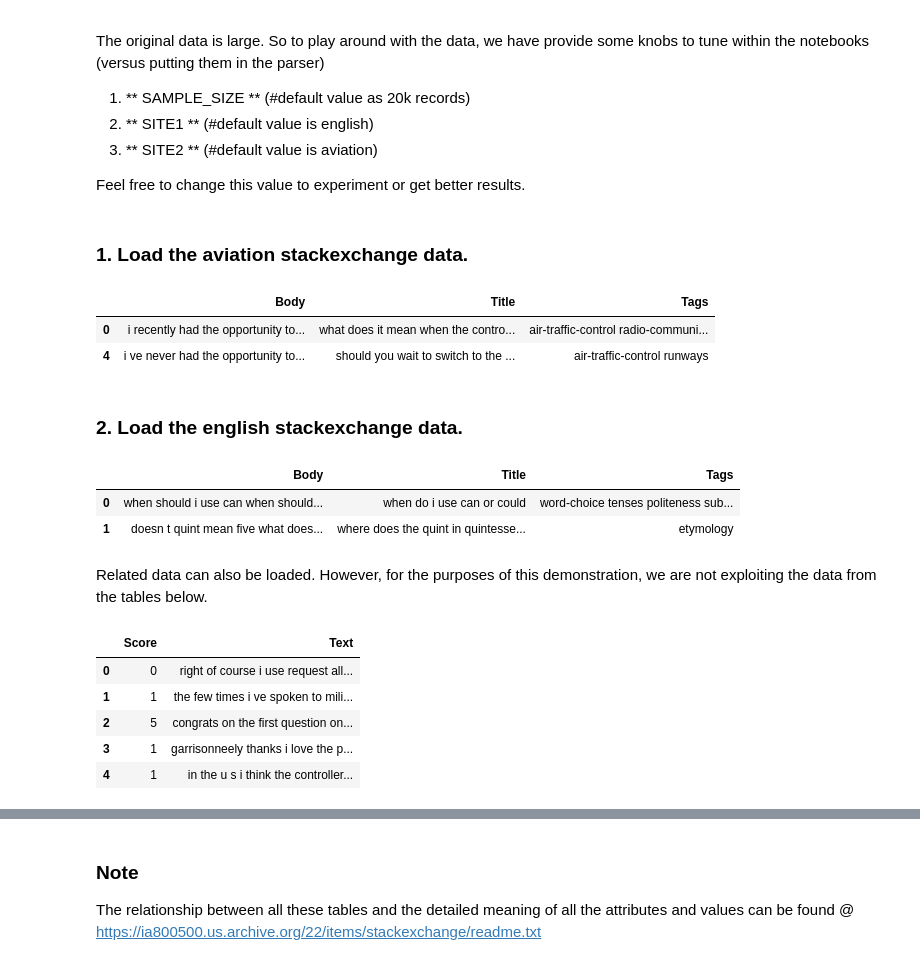
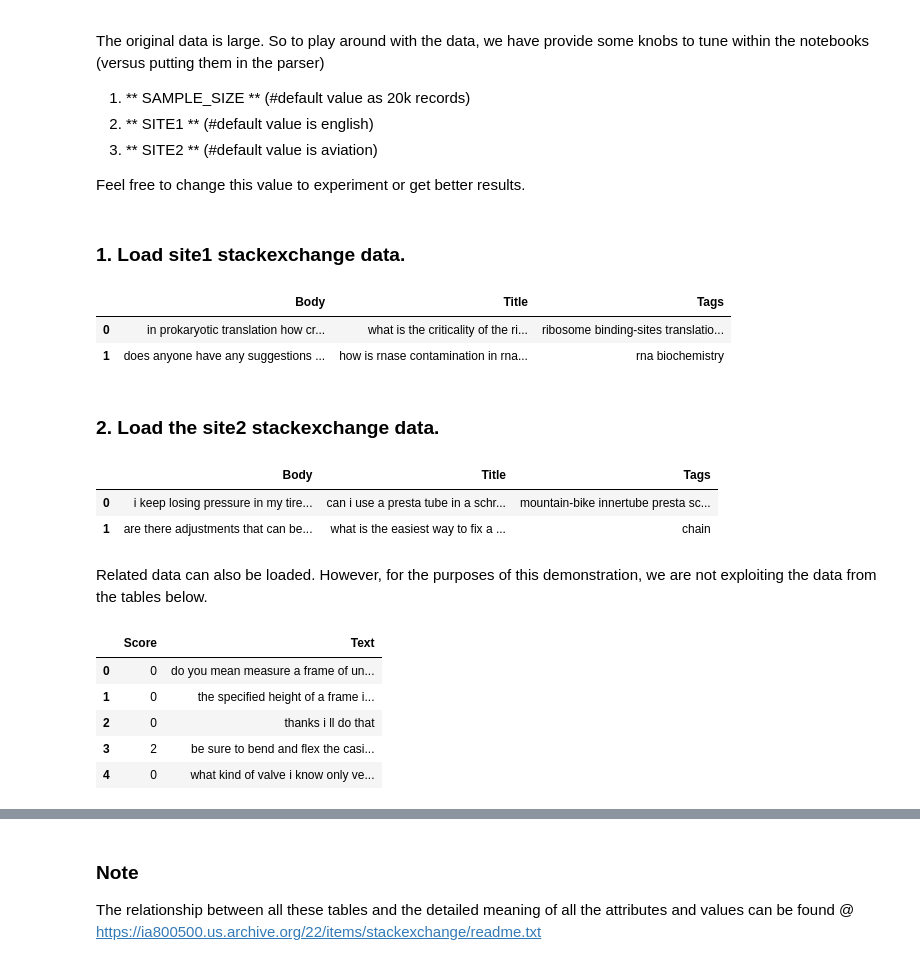
Before and after one commit to dhruvaray/soml, a Jupyter notebook: index.ipynb, the cells around one changed output, grey strips where cells are left out. Drawn from its saved outputs; the diff is of its cells as text; code cells hidden in the pictures.

```diff
--- a/index.ipynb
+++ b/index.ipynb
@@ -65,10 +65,31 @@ pyLDAvis.enable_notebook()
 
 from sklearn.feature_extraction.text import TfidfVectorizer
 from sklearn.cluster import KMeans
+from sklearn.manifold import TSNE
+from sklearn.decomposition import PCA
+from sklearn.decomposition import TruncatedSVD
+
+from wordcloud import WordCloud
 
 SAMPLE_SIZE = 200000
 
-SITE1 = 'english' #.stackexchange.com
-SITE2 = 'aviation' #.stackexchange.com
+SITE1 = 'biology' #.stackexchange.com
+SITE2 = 'bicycles' #.stackexchange.com
+SITES = [SITE1, SITE2]
+
+samples = {}
+samples[SITE1] = [
+    'Why are the human knees and elbows bent in an opposite direction',
+    'How would one determine whether a chemical will upregulate a certain class of proteins?'
+]
+samples[SITE2] = [
+    'Picking a bike for a cyclist new to riding on the road?',
+    'max weight that the shimano Rs400 can carry ?'
+]
+# %%
+# Global variables
+Posts = {}
+Dictionaries = {}
+Corpora = {}
 # %% [markdown]
 ## 0. Convert Data from XML to CSV
@@ -94,29 +121,27 @@ The original data is large. So to play around with the data, we have provide som
 
 Feel free to change this value to experiment or get better results.
 # %% [markdown]
-### 1. Load the aviation stackexchange data.
+### 1. Load site1 stackexchange data.
+# %%
+path = 'output/'+SITE1+'/'+'posts.csv.gz'
+Posts[SITE1] = pd.read_csv(path,compression='gzip',nrows=SAMPLE_SIZE).dropna(subset=['Body','Title'])
+Posts[SITE1]['Tags'] = Posts[SITE1]['Tags'].apply(lambda x : x.replace('<',' ').replace('>',' '))
+Posts[SITE1][['Body','Title', 'Tags']].head(2)
+# %% [output]
+|  | Body | Title | Tags |
+| 0 | in prokaryotic translation how cr... | what is the criticality of the ri... | ribosome binding-sites translatio... |
+| 1 | does anyone have any suggestions ... | how is rnase contamination in rna... | rna biochemistry |
+# %% [markdown]
+### 2. Load the site2 stackexchange data.
 # %%
 path = 'output/'+SITE2+'/'+'posts.csv.gz'
-posts_aviation = pd.read_csv(path,compression='gzip',nrows=SAMPLE_SIZE).dropna(subset=['Body','Title'])
-posts_aviation['Tags'] = posts_aviation['Tags'].apply(lambda x : x.replace('<',' ').replace('>',' '))
-
-posts_aviation[['Body','Title', 'Tags']].head(2)
+Posts[SITE2] = pd.read_csv(path,compression='gzip',nrows=SAMPLE_SIZE).dropna(subset=['Body','Title'])
+Posts[SITE2]['Tags'] = Posts[SITE2]['Tags'].apply(lambda x : x.replace('<',' ').replace('>',' '))
+Posts[SITE2][['Body','Title', 'Tags']].head(2)
 # %% [output]
 |  | Body | Title | Tags |
-| 0 | i recently had the opportunity to... | what does it mean when the contro... | air-traffic-control radio-communi... |
-| 4 | i ve never had the opportunity to... | should you wait to switch to the ... | air-traffic-control runways |
+| 0 | i keep losing pressure in my tire... | can i use a presta tube in a schr... | mountain-bike innertube presta sc... |
+| 1 | are there adjustments that can be... | what is the easiest way to fix a ... | chain |
-# %% [markdown]
-### 2. Load the english stackexchange data.
-# %%
-path = 'output/'+SITE1+'/'+'posts.csv.gz'
-posts_english = pd.read_csv(path,compression='gzip',nrows=SAMPLE_SIZE).dropna(subset=['Body','Title'])
-posts_english['Tags'] = posts_english['Tags'].apply(lambda x : x.replace('<',' ').replace('>',' '))
-
-posts_english[['Body','Title', 'Tags']].head(2)
-# %% [output]
-|  | Body | Title | Tags |
-| 0 | when should i use can when should... | when do i use can or could | word-choice tenses politeness sub... |
-| 1 | doesn t quint mean five what does... | where does the quint in quintesse... | etymology |
 # %% [markdown]
 Related data can also be loaded. However, for the purposes of this demonstration, we are not exploiting the data from the tables below.
 # %%
@@ -125,11 +150,11 @@ comments = pd.read_csv(path,compression='gzip',nrows=SAMPLE_SIZE).dropna()
 comments[['Score','Text']].head(5)
 # %% [output]
 |  | Score | Text |
-| 0 | 0 | right of course i use request all... |
-| 1 | 1 | the few times i ve spoken to mili... |
-| 2 | 5 | congrats on the first question on... |
-| 3 | 1 | garrisonneely thanks i love the p... |
-| 4 | 1 | in the u s i think the controller... |
+| 0 | 0 | do you mean measure a frame of un... |
+| 1 | 0 | the specified height of a frame i... |
+| 2 | 0 | thanks i ll do that |
+| 3 | 2 | be sure to bend and flex the casi... |
+| 4 | 0 | what kind of valve i know only ve... |
 # %%
 path='output/'+SITE1+'/'+'posthistory.csv.gz'
 posthistory = pd.read_csv(path,compression='gzip',nrows=SAMPLE_SIZE).dropna(subset=['Text'])
```
Also changed, not shown: parts of 33 cells of this notebook, 38 other files.
